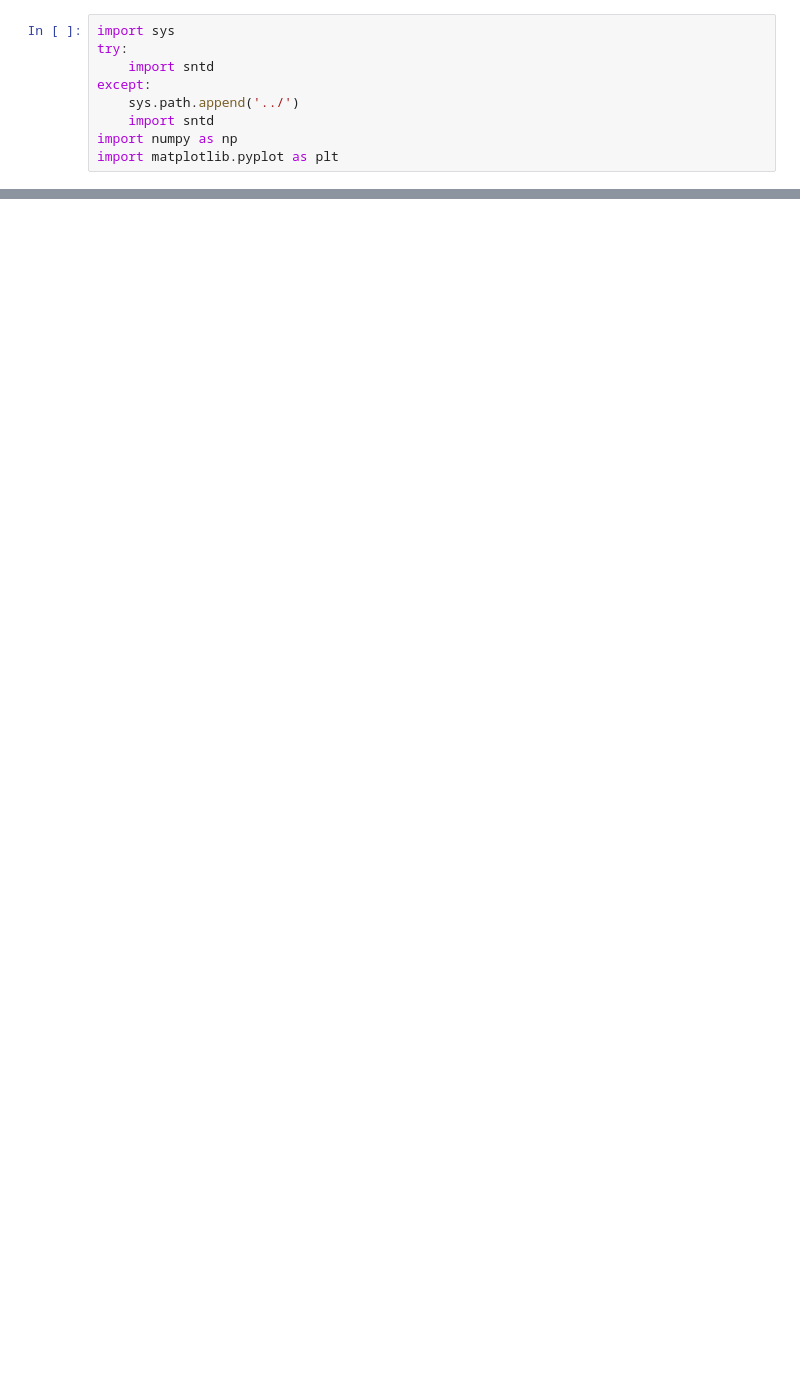
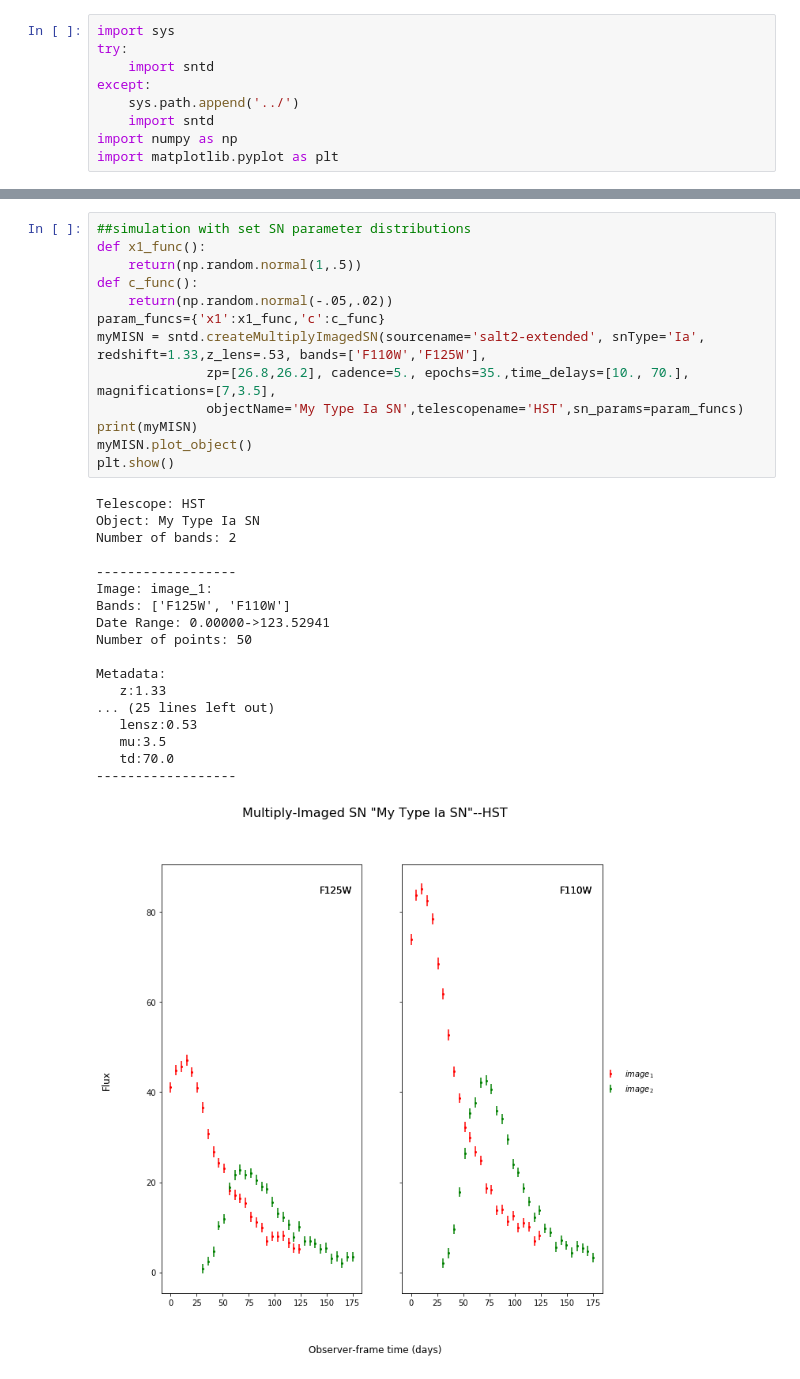
Before and after one commit to jpierel14/sntd, a Jupyter notebook: notebooks/simulations.ipynb, the cells around one changed output, grey strips where cells are left out. Saved outputs shown, nothing was run; the diff lists cells and outputs as text; blank space fills up the shorter version.

Commit message:
added simulation functionality

```diff
--- a/notebooks/simulations.ipynb
+++ b/notebooks/simulations.ipynb
@@ -151,0 +152,32 @@ Metadata:
+# %%
+##simulation with set SN parameter distributions
+def x1_func():
+    return(np.random.normal(1,.5))
+def c_func():
+    return(np.random.normal(-.05,.02))
+param_funcs={'x1':x1_func,'c':c_func}
+myMISN = sntd.createMultiplyImagedSN(sourcename='salt2-extended', snType='Ia', redshift=1.33,z_lens=.53, bands=['F110W','F125W'],
+              zp=[26.8,26.2], cadence=5., epochs=35.,time_delays=[10., 70.], magnifications=[7,3.5],
+              objectName='My Type Ia SN',telescopename='HST',sn_params=param_funcs)
+print(myMISN)
+myMISN.plot_object()
+plt.show()
+# %% [output]
+Telescope: HST
+Object: My Type Ia SN
+Number of bands: 2
+
+------------------
+Image: image_1:
+Bands: ['F125W', 'F110W']
+Date Range: 0.00000->123.52941
+Number of points: 50
+
+Metadata:
+   z:1.33
+... (25 lines left out)
+   lensz:0.53
+   mu:3.5
+   td:70.0
+------------------
+[figure, added]
```
Also changed, not shown: parts of 6 cells of this notebook, 19 other files.
